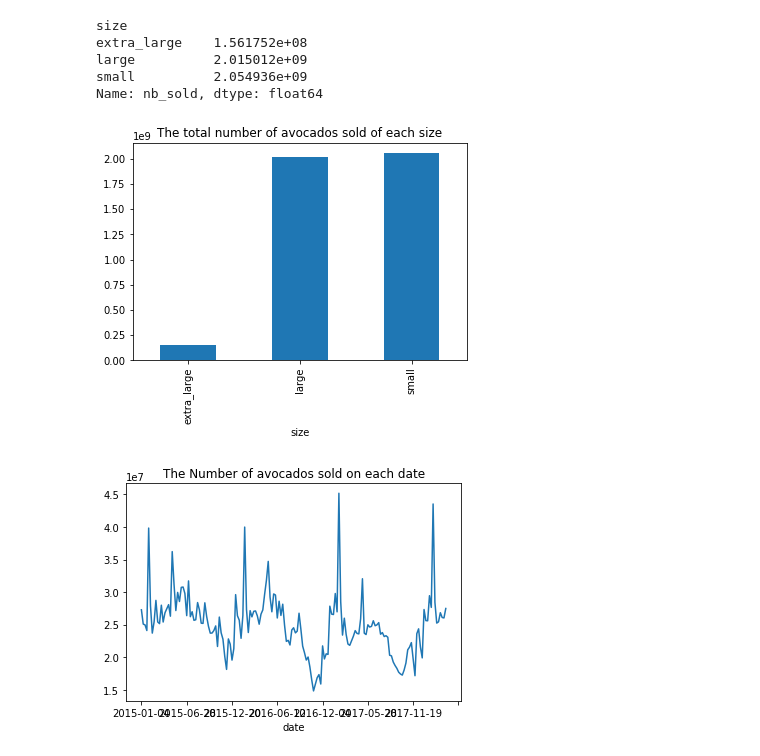
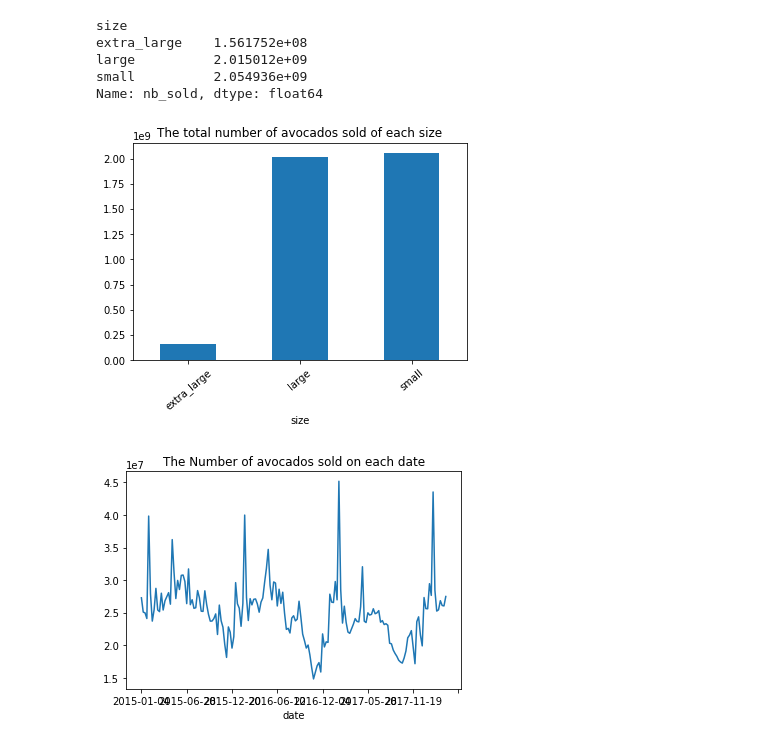
Before and after one commit to ishtiakrongon/Datacamp-Data_manipulation_with_pandas, a Jupyter notebook: data manipulation with pandas.ipynb, the cells around one changed output. Drawn from its saved outputs; the diff is of its cells as text; code cells hidden in the pictures.

```diff
--- a/data manipulation with pandas.ipynb
+++ b/data manipulation with pandas.ipynb
@@ -867,13 +867,14 @@ Name: nb_sold, dtype: float64
 # %%
 # Create a Bar Plot
 
 nb_sold_by_size.plot(
     kind = "bar",
-    title = "The total number of avocados sold of each size"
+    title = "The total number of avocados sold of each size",
+    rot = 40
 )
 plt.show()
 # %% [output]
-[figure, old version]
+[figure, new version]
 # %%
 # Get the total number of avocados sold on each date
 nb_sold_by_date = avocados.groupby("date") ["nb_sold"].agg(sum)
```
Also changed, not shown: parts of 5 cells of this notebook.
